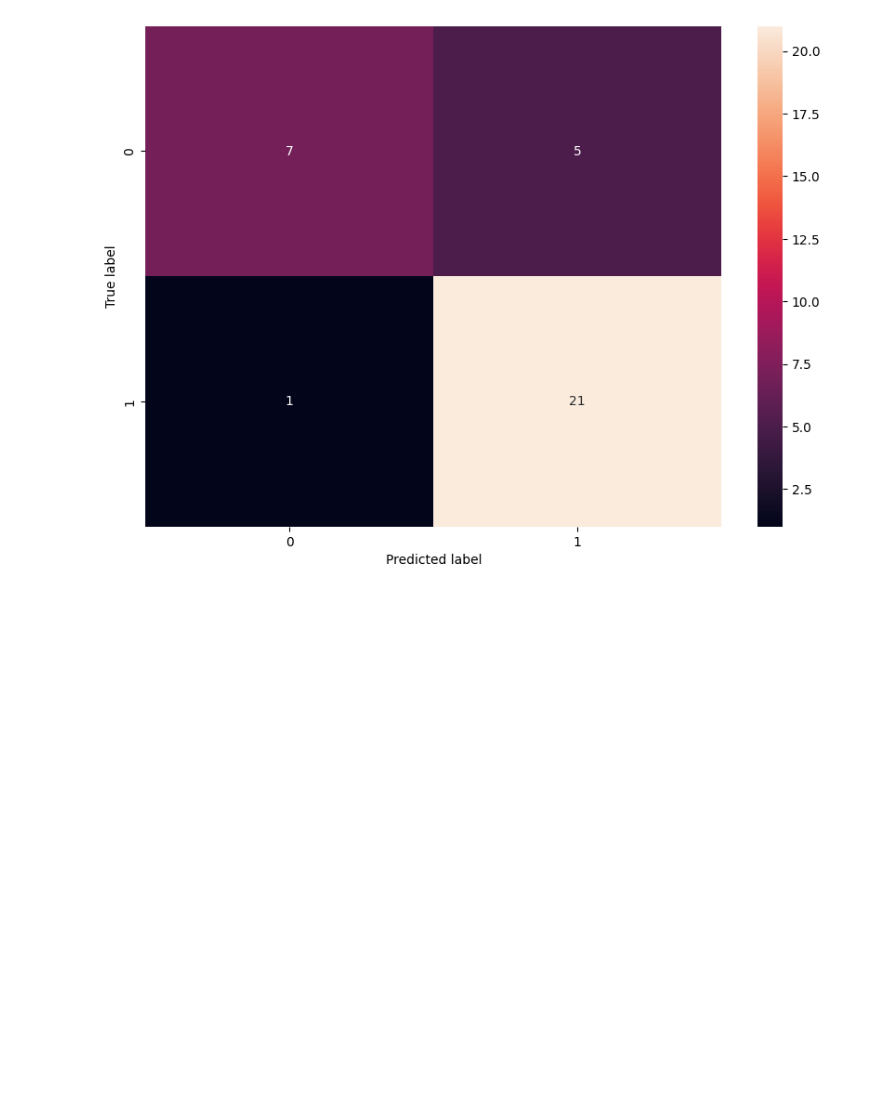
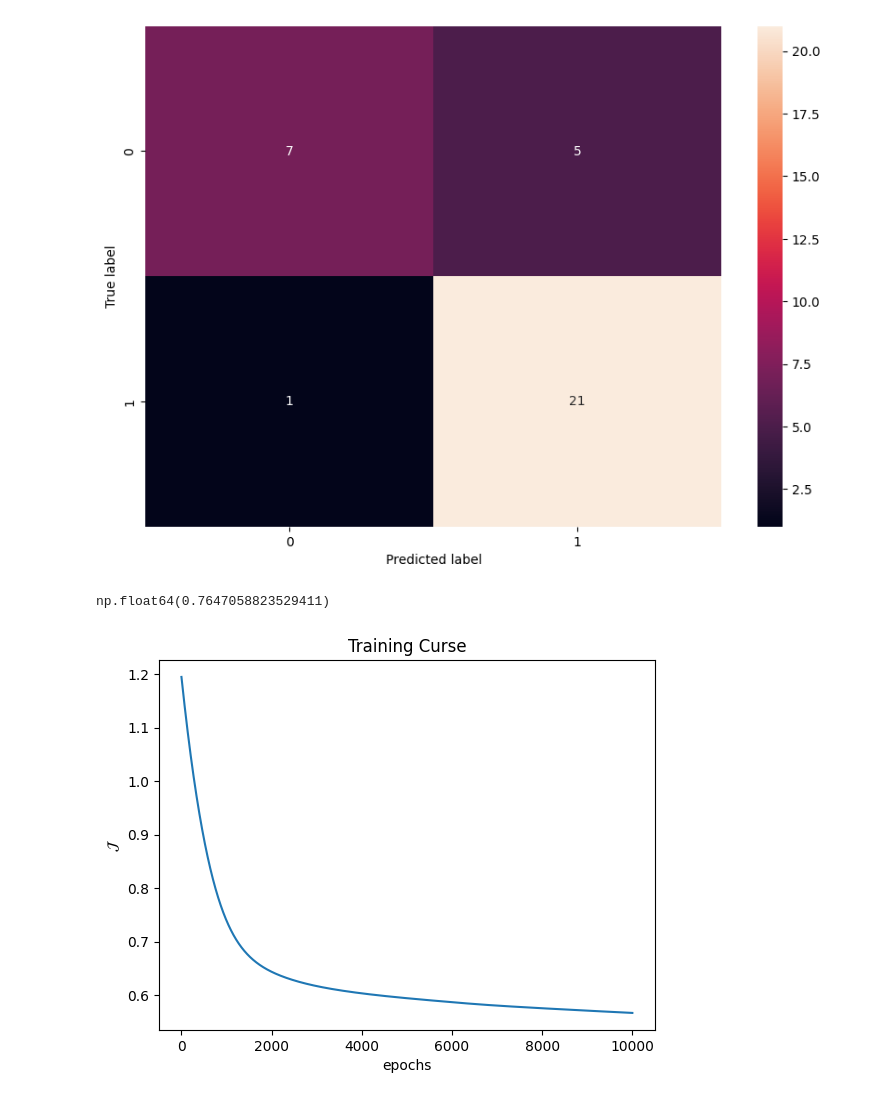
Before and after one commit to dedsec995/DS_Assignment1, a Jupyter notebook: assignment1.ipynb, the cells around one changed output. Cells and saved outputs as stored; diff of their text form; code cells hidden in the pictures; blank space fills up the shorter version.

```diff
--- a/assignment1.ipynb
+++ b/assignment1.ipynb
@@ -348,3 +407,12 @@ Model:  log_reg
 Acc: 0.8235
 [figure]
 [figure]
+# %%
+ann_model = Shallow_ANN()
+ann_model.fit(X_train_rs, y_train, neurons=4, eta=0.003, epochs=10000, show_curve=True)
+y_hat_test_ann = ann_model.predict(X_test_rs)
+acc = accuracy(y_test, y_hat_test_ann.flatten())
+acc
+# %% [output]
+np.float64(0.7647058823529411)
+[figure, added]
```
Also changed, not shown: parts of 3 cells of this notebook, 1 other file.
